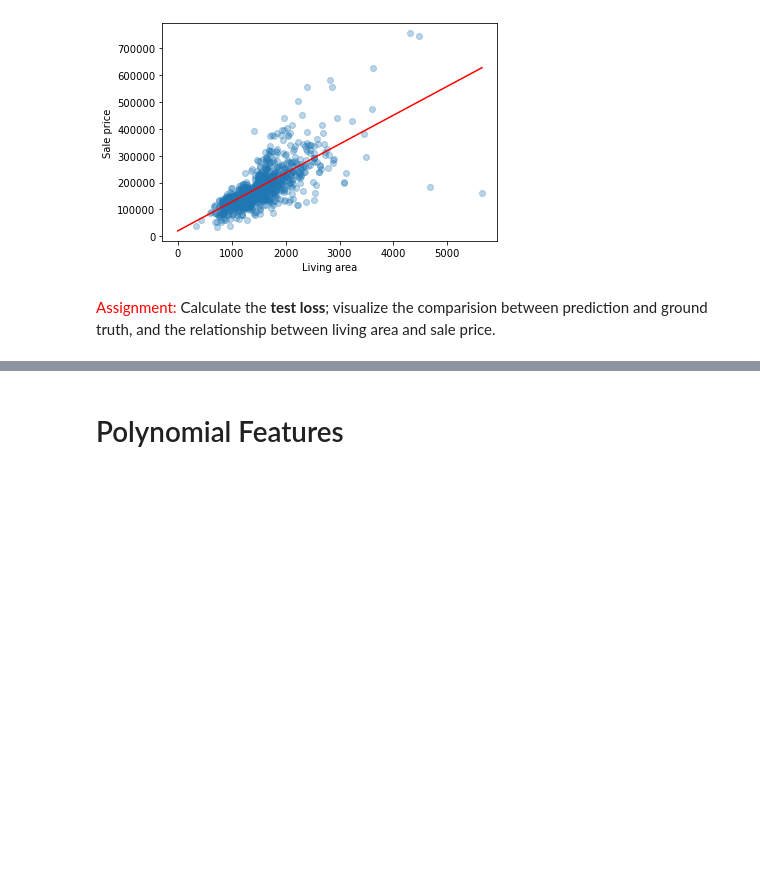
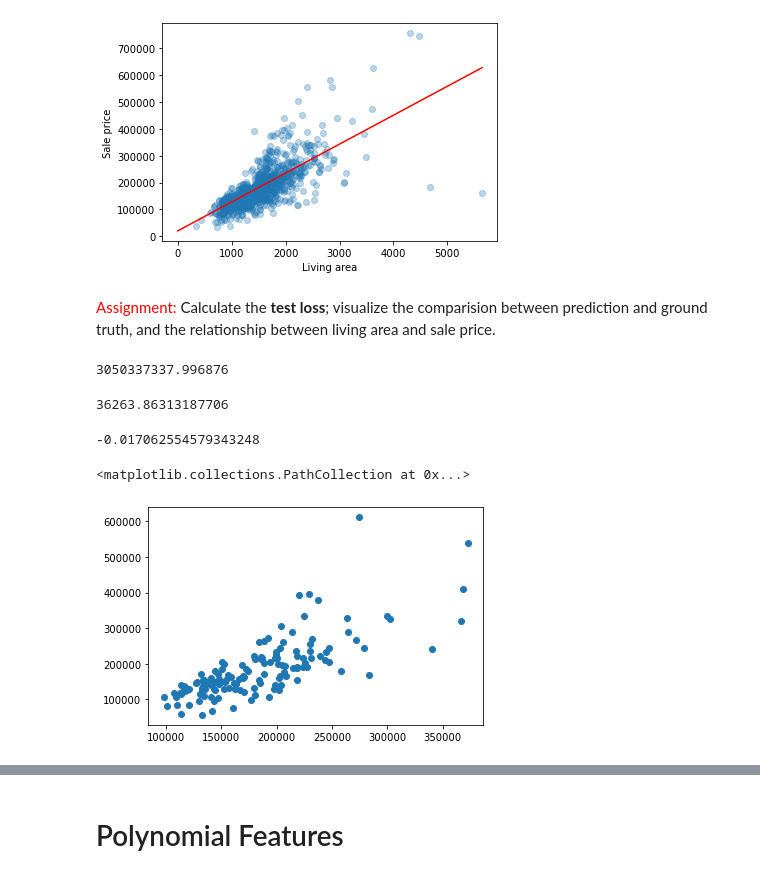
Before and after one commit to redpob/machine-learning-class, a Jupyter notebook: Week 2/linear_regression_model.ipynb, the cells around one changed output, grey strips where cells are left out. Cells and saved outputs as stored; diff of their text form; code cells hidden in the pictures; blank space fills up the shorter version.

```diff
--- a/Week 2/linear_regression_model.ipynb
+++ b/Week 2/linear_regression_model.ipynb
@@ -290,3 +290,22 @@ myPlot(train.GrLivArea, train.SalePrice, model)
 <font color='red'>Assignment:</font> Calculate the **test loss**; visualize the comparision between prediction and ground truth, and the relationship between living area and sale price.
 # %%
 #hint: use model to predict price with test data first
+# %%
+y_test_pred = model.predict(X_test)
+# %%
+mean_squared_error(y_test_pred, y_test)
+# %% [output]
+3050337337.996876
+# %%
+mean_absolute_error(y_test_pred, y_test)
+# %% [output]
+36263.86313187706
+# %%
+r2_score(y_test_pred, y_test)
+# %% [output]
+-0.017062554579343248
+# %%
+plt.scatter(y_test_pred, y_test)
+# %% [output]
+<matplotlib.collections.PathCollection at 0x...>
+[figure, added]
```
Also changed, not shown: parts of 21 cells of this notebook, 6 other files.
